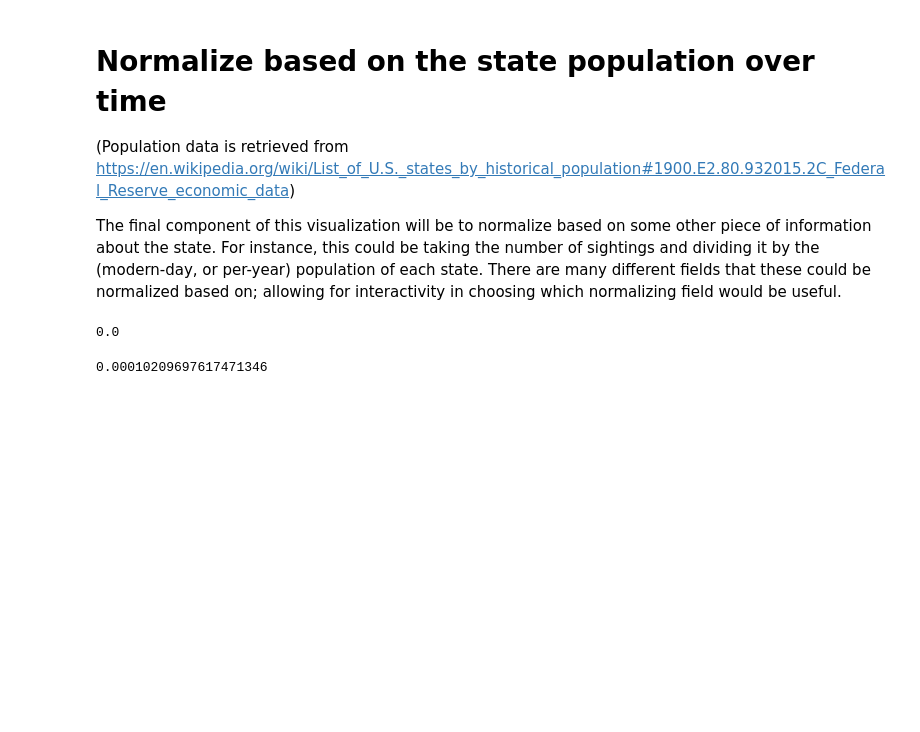
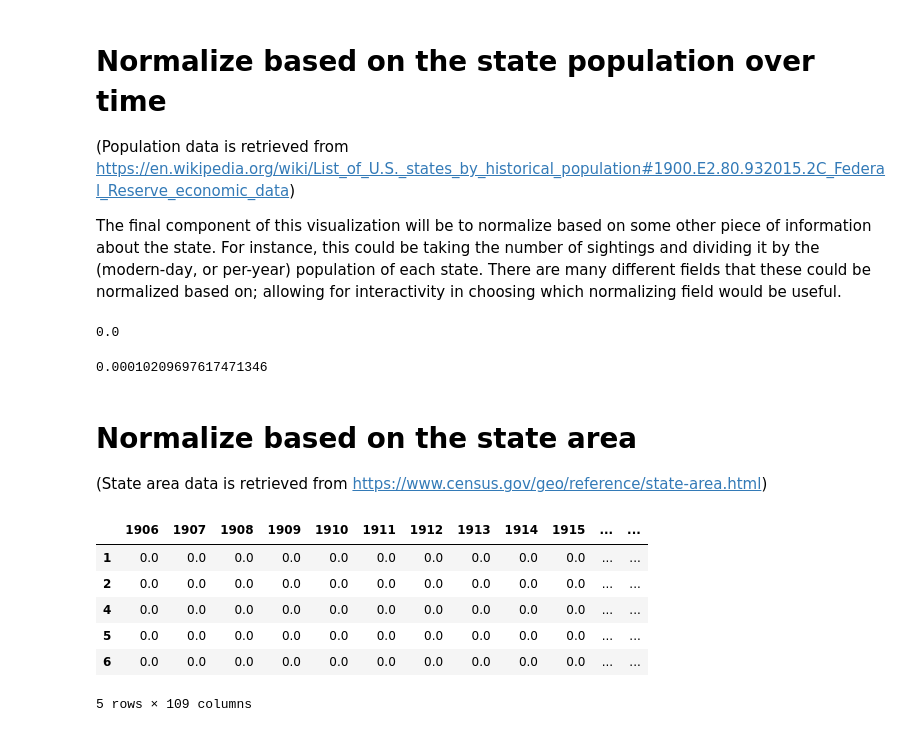
Before and after one commit to pratikshrivastava/DV_PROJECT_FALL2017, a Jupyter notebook: Comp_3_UFO.ipynb, the cells around one changed output. Drawn from its saved outputs; the diff is of its cells as text; code cells hidden in the pictures; blank space fills up the shorter version.

```diff
--- a/Comp_3_UFO.ipynb
+++ b/Comp_3_UFO.ipynb
@@ -406,3 +370,27 @@ sighting_over_population.min().min()
 sighting_over_population.max().max()
 # %% [output]
 0.00010209697617471346
+# %% [markdown]
+# Normalize based on the state area
+(State area data is retrieved from https://www.census.gov/geo/reference/state-area.html)
+# %%
+area = pd.read_csv("data/usa-area.csv")
+#replace the columns of state abbreviation with fips number
+area["fips"]=area["state"].apply(lambda a: int(abbr_to_fits.get(str(a).upper(), -1)))
+# %%
+area_over_time=pd.concat([area["area"]] * 109, axis=1)
+area_over_time.columns=np.arange(1906,2015)
+# %%
+area_over_time.index=area["fips"]
+# %%
+sighting_over_area=pd.DataFrame([get_state_data(state_id,1906,2014)[1]/pd.to_numeric(area_over_time.loc[state_id]) for state_id in area_over_time.index])
+# %%
+sighting_over_area.head()
+# %% [output]
+|  | 1906 | 1907 | 1908 | 1909 | 1910 | 1911 | 1912 | 1913 | 1914 | 1915 | ... | ... |
+| 1 | 0.0 | 0.0 | 0.0 | 0.0 | 0.0 | 0.0 | 0.0 | 0.0 | 0.0 | 0.0 | ... | ... |
+| 2 | 0.0 | 0.0 | 0.0 | 0.0 | 0.0 | 0.0 | 0.0 | 0.0 | 0.0 | 0.0 | ... | ... |
+| 4 | 0.0 | 0.0 | 0.0 | 0.0 | 0.0 | 0.0 | 0.0 | 0.0 | 0.0 | 0.0 | ... | ... |
+| 5 | 0.0 | 0.0 | 0.0 | 0.0 | 0.0 | 0.0 | 0.0 | 0.0 | 0.0 | 0.0 | ... | ... |
+| 6 | 0.0 | 0.0 | 0.0 | 0.0 | 0.0 | 0.0 | 0.0 | 0.0 | 0.0 | 0.0 | ... | ... |
+5 rows × 109 columns
```
Also changed, not shown: parts of 16 cells of this notebook, 1 other file.
